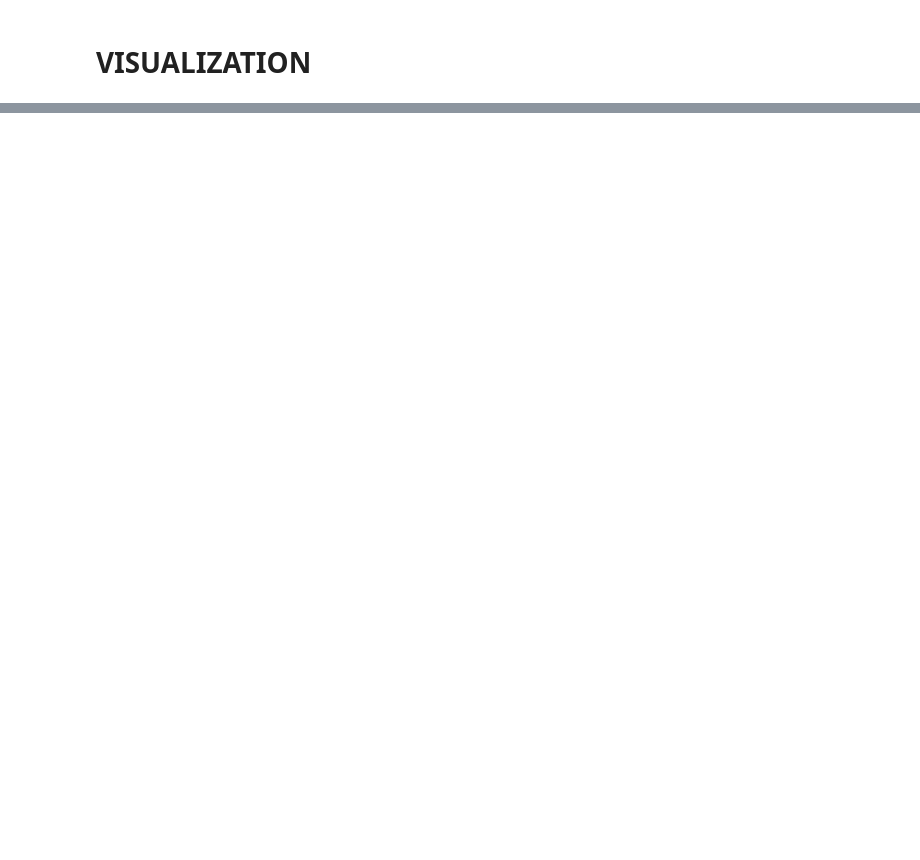
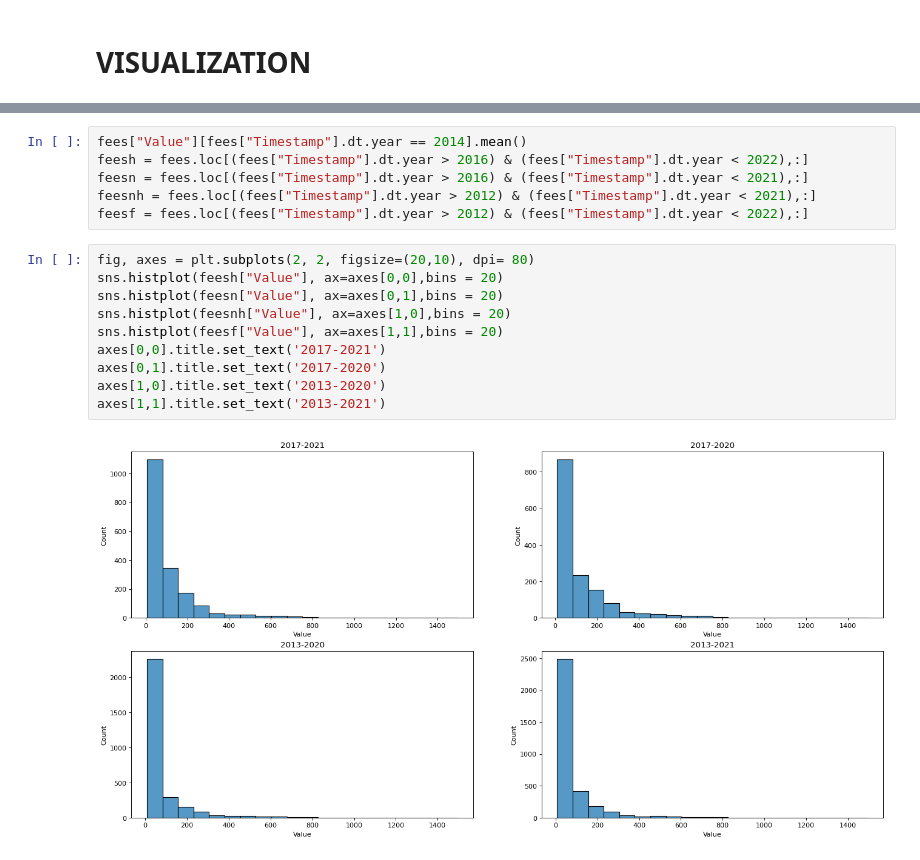
Before and after one commit to CasellaJr/Forecasting-Blockchain-indicators-for-analyzing-BTC-future-price, a Jupyter notebook: Fees.ipynb, the cells around one changed output, grey strips where cells are left out. Cells and saved outputs as stored; diff of their text form; blank space fills up the shorter version.

```diff
--- a/Fees.ipynb
+++ b/Fees.ipynb
@@ -78,0 +126,18 @@ plt.show()
+# %%
+fees["Value"][fees["Timestamp"].dt.year == 2014].mean()
+feesh = fees.loc[(fees["Timestamp"].dt.year > 2016) & (fees["Timestamp"].dt.year < 2022),:]
+feesn = fees.loc[(fees["Timestamp"].dt.year > 2016) & (fees["Timestamp"].dt.year < 2021),:]
+feesnh = fees.loc[(fees["Timestamp"].dt.year > 2012) & (fees["Timestamp"].dt.year < 2021),:]
+feesf = fees.loc[(fees["Timestamp"].dt.year > 2012) & (fees["Timestamp"].dt.year < 2022),:]
+# %%
+fig, axes = plt.subplots(2, 2, figsize=(20,10), dpi= 80)
+sns.histplot(feesh["Value"], ax=axes[0,0],bins = 20)
+sns.histplot(feesn["Value"], ax=axes[0,1],bins = 20)
+sns.histplot(feesnh["Value"], ax=axes[1,0],bins = 20)
+sns.histplot(feesf["Value"], ax=axes[1,1],bins = 20)
+axes[0,0].title.set_text('2017-2021')
+axes[0,1].title.set_text('2017-2020')
+axes[1,0].title.set_text('2013-2020')
+axes[1,1].title.set_text('2013-2021')
+# %% [output]
+[figure, added]
```
Also changed, not shown: parts of 106 cells of this notebook, 6 other files.
